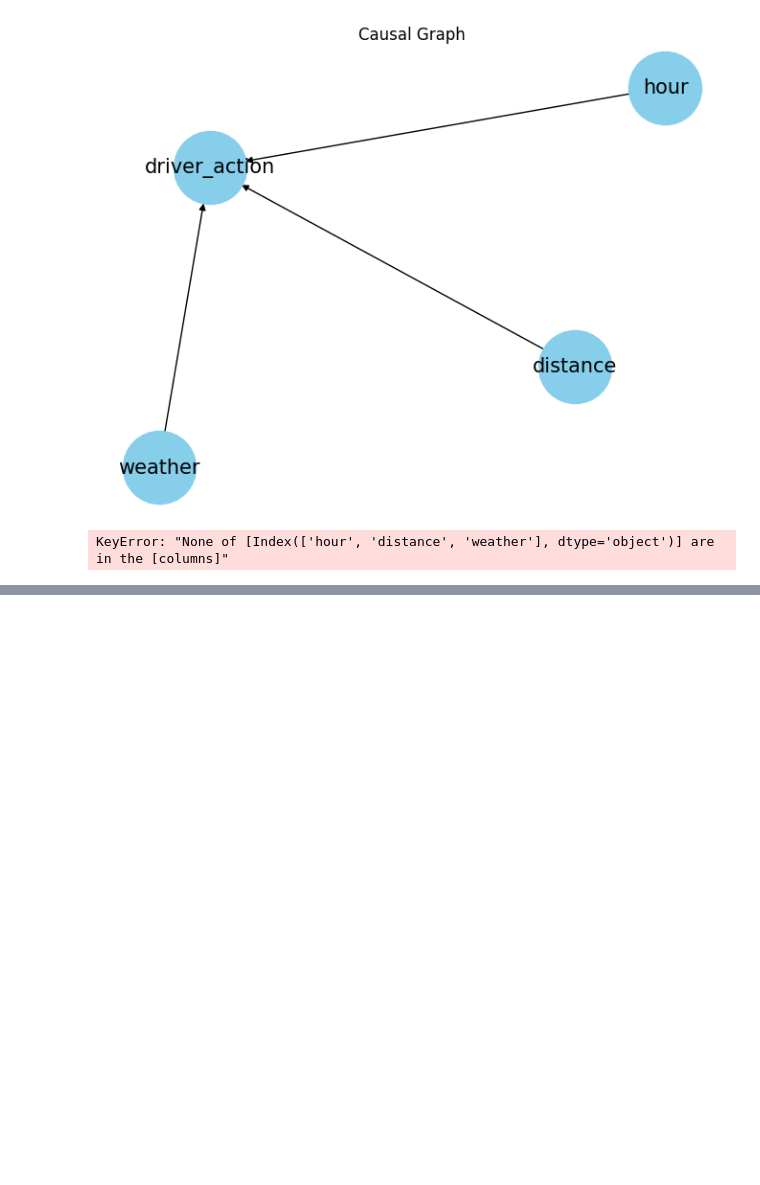
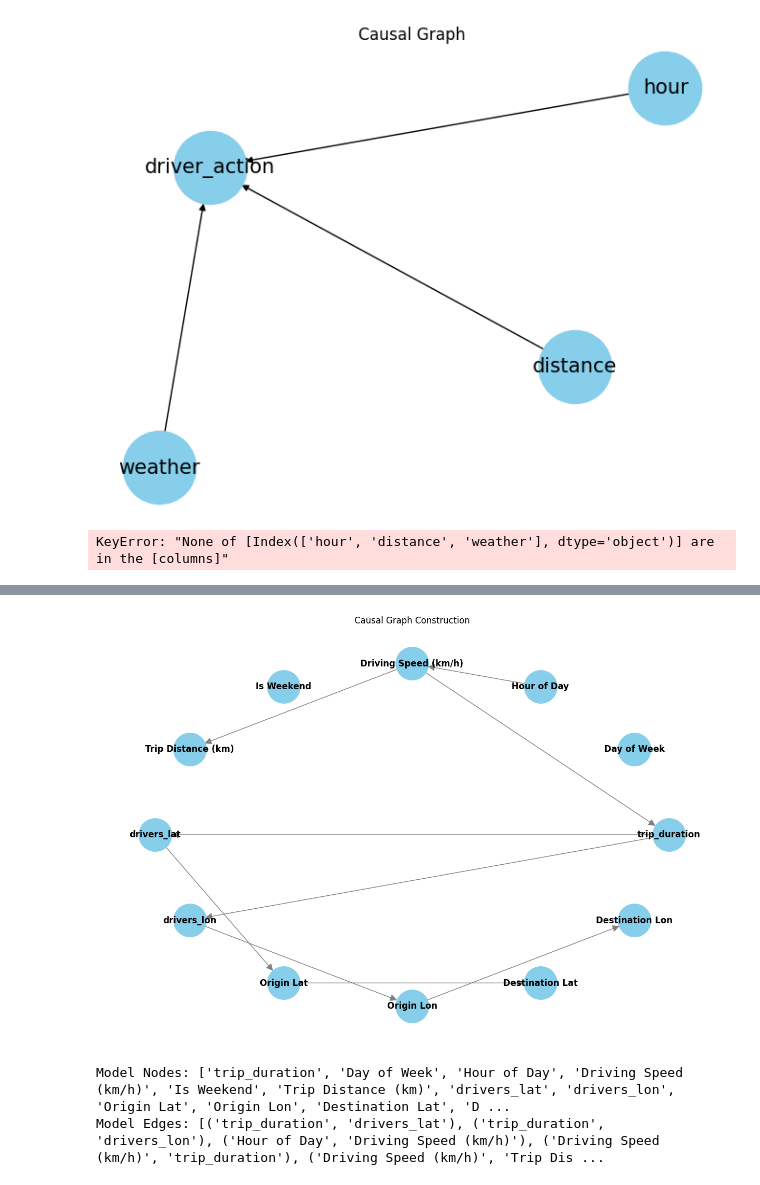
Before and after one commit to SelamT94/gokada-delivery-optimization, a Jupyter notebook: notebooks/Casual_Graph_Construction.ipynb, the cells around one changed output, grey strips where cells are left out. Cells and saved outputs as stored; diff of their text form; code cells hidden in the pictures; blank space fills up the shorter version.

```diff
--- a/notebooks/Casual_Graph_Construction.ipynb
+++ b/notebooks/Casual_Graph_Construction.ipynb
@@ -12,0 +17,77 @@ KeyError: "None of [Index(['hour', 'distance', 'weather'], dtype='object')] are
+# %%
+import pandas as pd
+from pgmpy.models import BayesianNetwork
+from pgmpy.estimators import PC
+
+import networkx as nx
+import matplotlib.pyplot as plt
+
+# Load preprocessed data
+preprocessed_data_path = '../data/preprocessed_data.csv'
+try:
+    df = pd.read_csv(preprocessed_data_path)
+except FileNotFoundError:
+    print(f"Error: File not found at {preprocessed_data_path}")
+    raise
+
+# Select relevant variables based on domain knowledge
+variables = ['trip_duration', 'Day of Week', 'Hour of Day', 'Driving Speed (km/h)', 'Is Weekend',
+             'Trip Distance (km)', 'drivers_lat', 'drivers_lon', 'Origin Lat', 'Origin Lon',
+             'Destination Lat', 'Destination Lon']
+
+# Check if selected variables exist in the DataFrame
+missing_columns = [var for var in variables if var not in df.columns]
+if missing_columns:
+    print(f"Error: The following columns are missing from the DataFrame: {missing_columns}")
+    raise KeyError(f"Missing columns: {missing_columns}")
+
+# Create a subset DataFrame with selected variables
+data = df[variables]
+
+# Perform initial inspection
+print(data.head())
+
+# Define a Bayesian Network model
+model = BayesianNetwork()
+
+# Add nodes to the model (variables)
+model.add_nodes_from(variables)
+
+# Define the edges (causal relationships) based on domain knowledge or assumptions
+edges = [
+    ('Hour of Day', 'Driving Speed (km/h)'),
+    ('Driving Speed (km/h)', 'trip_duration'),
+    ('Driving Speed (km/h)', 'Trip Distance (km)'),
+    ('trip_duration', 'drivers_lat'),
+    ('trip_duration', 'drivers_lon'),
+    ('drivers_lat', 'Origin Lat'),
+    ('drivers_lon', 'Origin Lon'),
+    ('Origin Lat', 'Destination Lat'),
+    ('Origin Lon', 'Destination Lon')
+]
+
+# Add edges to the model
+try:
+    model.add_edges_from(edges)
+except Exception as e:
+    print(f"Error: Unable to add edges to the model. Details: {e}")
+    raise
+
+# Draw the graph (optional, for visualization)
+plt.figure(figsize=(12, 8))
+
+# Try a different layout to avoid potential issues with spring_layout
+pos = nx.circular_layout(model)  # Circular layout for better stability
+nx.draw(model, pos, with_labels=True, node_size=2000, node_color="skyblue", font_size=12, font_weight="bold", edge_color="gray", linewidths=2, arrowsize=20)
+plt.title("Causal Graph Construction")
+plt.show()
+
+# Validate the model against domain knowledge or literature
+print("Model Nodes:", model.nodes())
+print("Model Edges:", model.edges())
+
+# Save the model structure (optional)
+# model_structure = model.to_json()
+
+# Further analysis and interpretation can follow based on the constructed model
+# %% [output]
@@ -12,0 +114,3 @@ KeyError: "None of [Index(['hour', 'distance', 'weather'], dtype='object')] are
+[figure, added]
+Model Nodes: ['trip_duration', 'Day of Week', 'Hour of Day', 'Driving Speed (km/h)', 'Is Weekend', 'Trip Distance (km)', 'drivers_lat', 'drivers_lon', 'Origin Lat', 'Origin Lon', 'Destination Lat', 'D ...
+Model Edges: [('trip_duration', 'drivers_lat'), ('trip_duration', 'drivers_lon'), ('Hour of Day', 'Driving Speed (km/h)'), ('Driving Speed (km/h)', 'trip_duration'), ('Driving Speed (km/h)', 'Trip Dis ...
```
Also changed, not shown: parts of 2 cells of this notebook, 20 other files.
